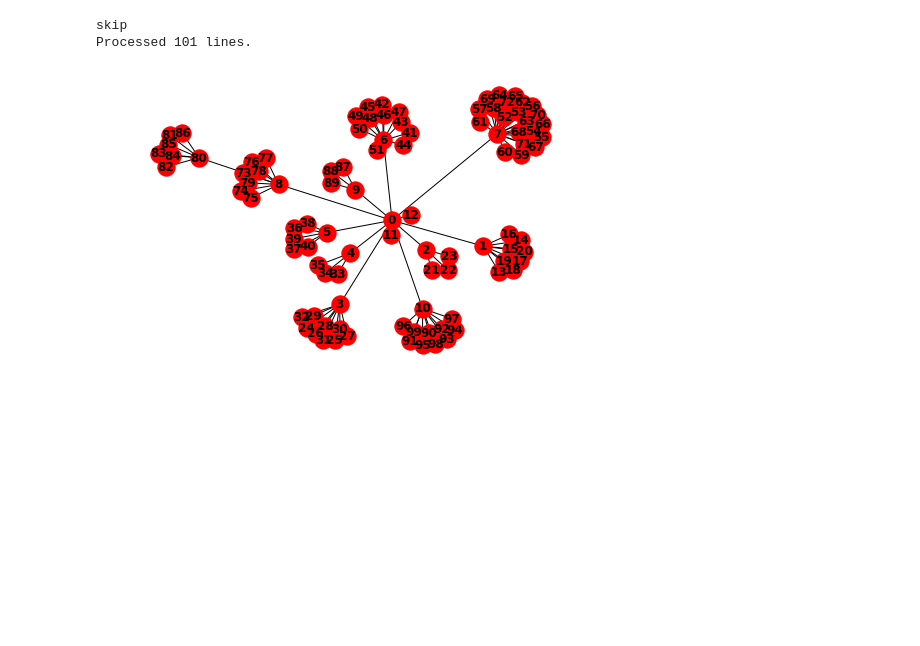
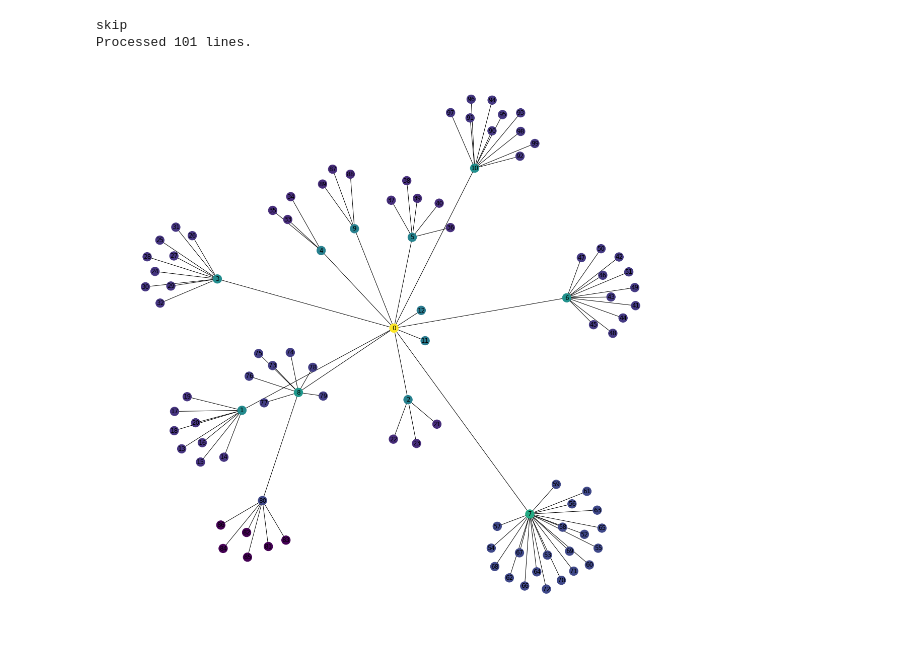
Before and after one commit to hwright-ucsb/org-design, a Jupyter notebook: formal-nwa/FLIR_Goleta_nwa.ipynb, the cells around one changed output. Drawn from its saved outputs; the diff is of its cells as text; code cells hidden in the pictures; blank space fills up the shorter version.

```diff
--- a/formal-nwa/FLIR_Goleta_nwa.ipynb
+++ b/formal-nwa/FLIR_Goleta_nwa.ipynb
@@ -29,8 +30,5 @@ with open('formal_network.csv') as csv_file:
 # %% [output]
 skip
 Processed 101 lines.
-# %%
-#plt.subplot(111)
-nx.draw_spring(formal_nw, with_labels=True, font_weight='bold')
-# %% [output]
-[figure, removed]
+# %%
+closeness = nx.closeness_centrality(formal_nw)
@@ -36,0 +39,8 @@ nx.draw_spring(formal_nw, with_labels=True, font_weight='bold')
+# %%
+
+
+plt.figure(figsize=(15,15))  # create a figure object
+#mesh_ax = nw.add_subplot(1, 1, 1)
+nx.draw_spring(formal_nw, with_labels=True, node_color=list(closeness.values()))
+# %% [output]
+[figure, added]
```
Also changed, not shown: parts of 4 cells of this notebook.
